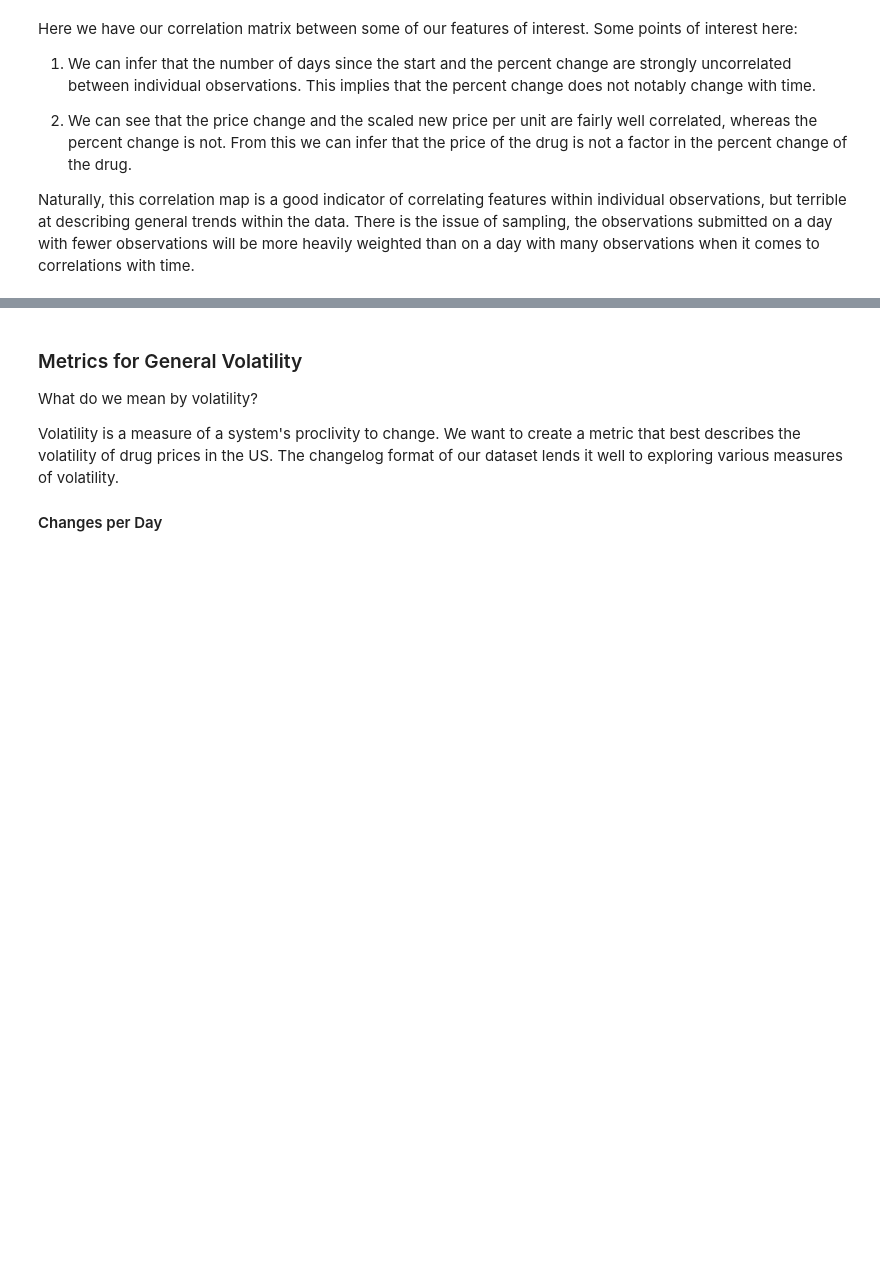
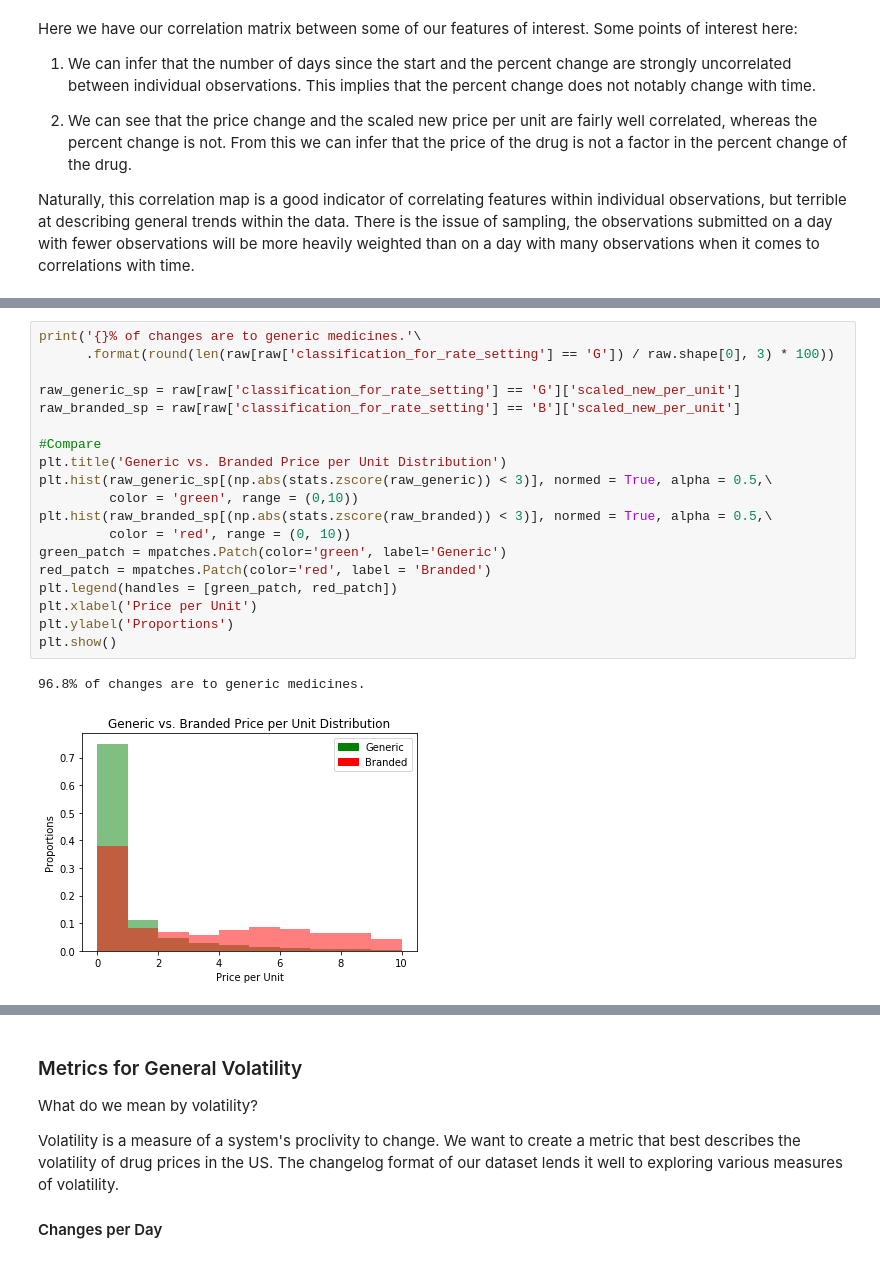
Before and after one commit to Cervantes92/drug-prices, a Jupyter notebook: main.ipynb, the cells around one changed output, grey strips where cells are left out. Cells and saved outputs as stored; diff of their text form; blank space fills up the shorter version.

```diff
--- a/main.ipynb
+++ b/main.ipynb
@@ -472 +474,23 @@ Here, we have grouped our data by month, and we can already see a greater spectr
+# %%
+print('{}% of changes are to generic medicines.'\
+      .format(round(len(raw[raw['classification_for_rate_setting'] == 'G']) / raw.shape[0], 3) * 100))
+
+raw_generic_sp = raw[raw['classification_for_rate_setting'] == 'G']['scaled_new_per_unit']
+raw_branded_sp = raw[raw['classification_for_rate_setting'] == 'B']['scaled_new_per_unit']
+
+#Compare
+plt.title('Generic vs. Branded Price per Unit Distribution')
+plt.hist(raw_generic_sp[(np.abs(stats.zscore(raw_generic)) < 3)], normed = True, alpha = 0.5,\
+         color = 'green', range = (0,10))
+plt.hist(raw_branded_sp[(np.abs(stats.zscore(raw_branded)) < 3)], normed = True, alpha = 0.5,\
+         color = 'red', range = (0, 10))
+green_patch = mpatches.Patch(color='green', label='Generic')
+red_patch = mpatches.Patch(color='red', label = 'Branded')
+plt.legend(handles = [green_patch, red_patch])
+plt.xlabel('Price per Unit')
+plt.ylabel('Proportions')
+plt.show()
+# %% [output]
+96.8% of changes are to generic medicines.
+[figure, added]
 # %%
```
Also changed, not shown: parts of 28 cells of this notebook.
